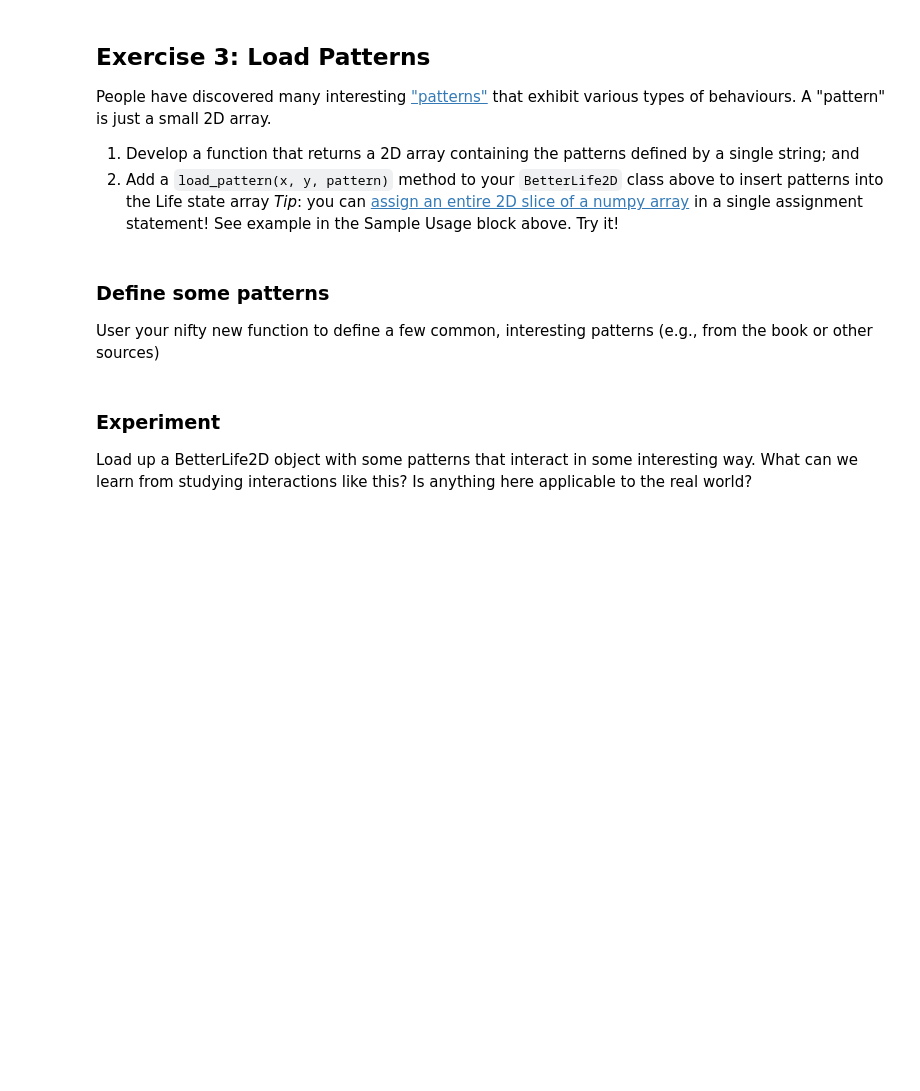
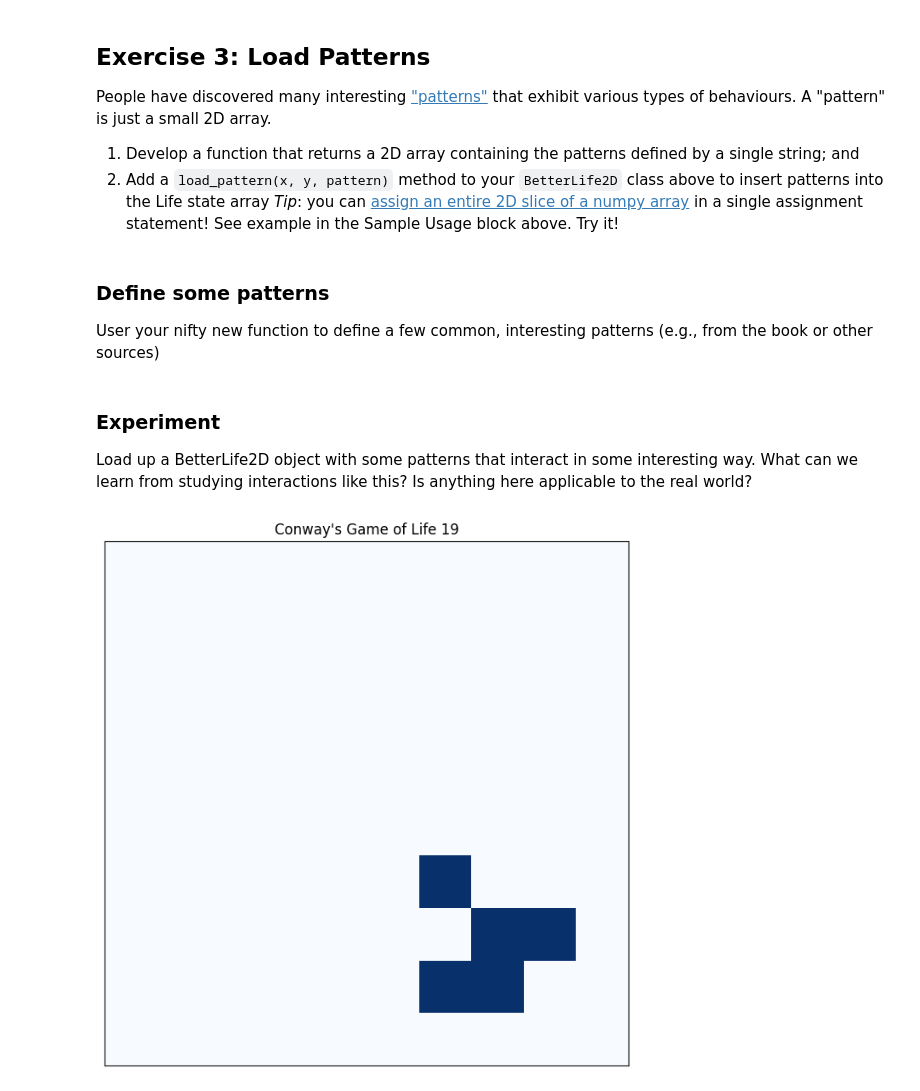
Before and after one commit to n54hayden/cap-comp215, a Jupyter notebook: Copy_of_lab06_GoL.ipynb, the cells around one changed output. Drawn from its saved outputs; the diff is of its cells as text; code cells hidden in the pictures; blank space fills up the shorter version.

```diff
--- a/Copy_of_lab06_GoL.ipynb
+++ b/Copy_of_lab06_GoL.ipynb
@@ -183,11 +183,15 @@ class BetterLife2D(Life2D):
     def randomize_state(self, p):
         """ Randomize the state of this GoL, where probability of a "live" cell is p """
         # Ex. 2 your code here...
+        random_state = np.random.choice([0, 1], size=self.state.shape, p=[1-p, p])
+        self.state = random_state.astype(np.uint8)
 
-
-def random_life(n_rows, n_cols=None, p=0.5):
-    """ Return a Life2D object of given dimensions with initial randomized state where "live" cells have probability p """
-    # Ex. 2 your code here...
+    def random_life(n_rows, n_cols=None, p=0.5):
+       """ Return a Life2D object of given dimensions with initial randomized state where "live" cells have probability p """
+       # Ex. 2 your code here...
+       life = BetterLife2D(n_rows, n_cols)
+       life.randomize_state(p)
+       return life
 # %% [markdown]
 ### Experiment
 Run a small experiment to see if you can identify any relationship between $p$, the probability of a live cell in the initial grid, and the time it takes for the GoL pattern to stabilize.
@@ -213,3 +241,25 @@ glider_pattern = \
+# %%
+# Here's an example of the glider pattern from above defined in a single string...
+glider_pattern = \
+    """
+    010
+    001
+    111
+    """
+
+# Ex. 3 your code here...
+def pattern_to_array(pattern_str):
+    lines = pattern_str.strip().split('\n')
+    pattern_array = np.array([[int(char) for char in line.strip()] for line in lines])
+    return pattern_array
+
+class BetterLife2D(Life2D):
+
+    def load_pattern(self, x, y, pattern):
+        pattern_array = pattern_to_array(pattern)
+        x_end = min(x + pattern_array.shape[0], self.state.shape[0])
+        y_end = min(y + pattern_array.shape[1], self.state.shape[1])
+        self.state[x:x_end, y:y_end] = pattern_array[:x_end - x, :y_end - y]
 # %% [markdown]
 ### Define some patterns
 User your nifty new function to define a few common, interesting patterns (e.g., from the book or other sources)
@@ -221,3 +271,10 @@ Load up a BetterLife2D object with some patterns that interact in some interesti
 What can we learn from studying interactions like this?   Is anything here applicable to the real world?
 # %%
 # Ex. 3 code for your experiment here
+life = BetterLife2D(10)
+life.load_pattern(1, 1, glider_pattern)
+frames = 20
+gol = Animation2D(life, frames=frames)
+gol.animate()
+# %% [output]
+[figure, added]
```
Also changed, not shown: parts of 4 cells of this notebook.
